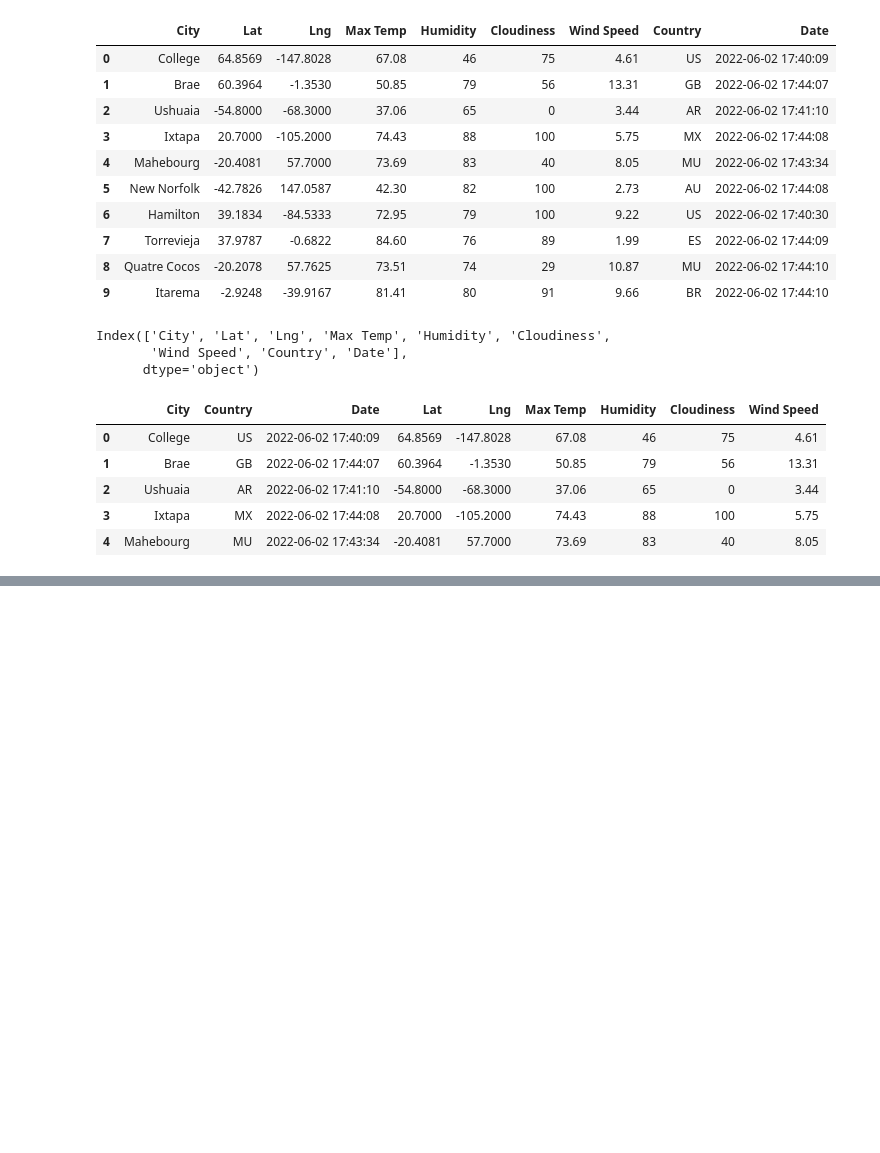
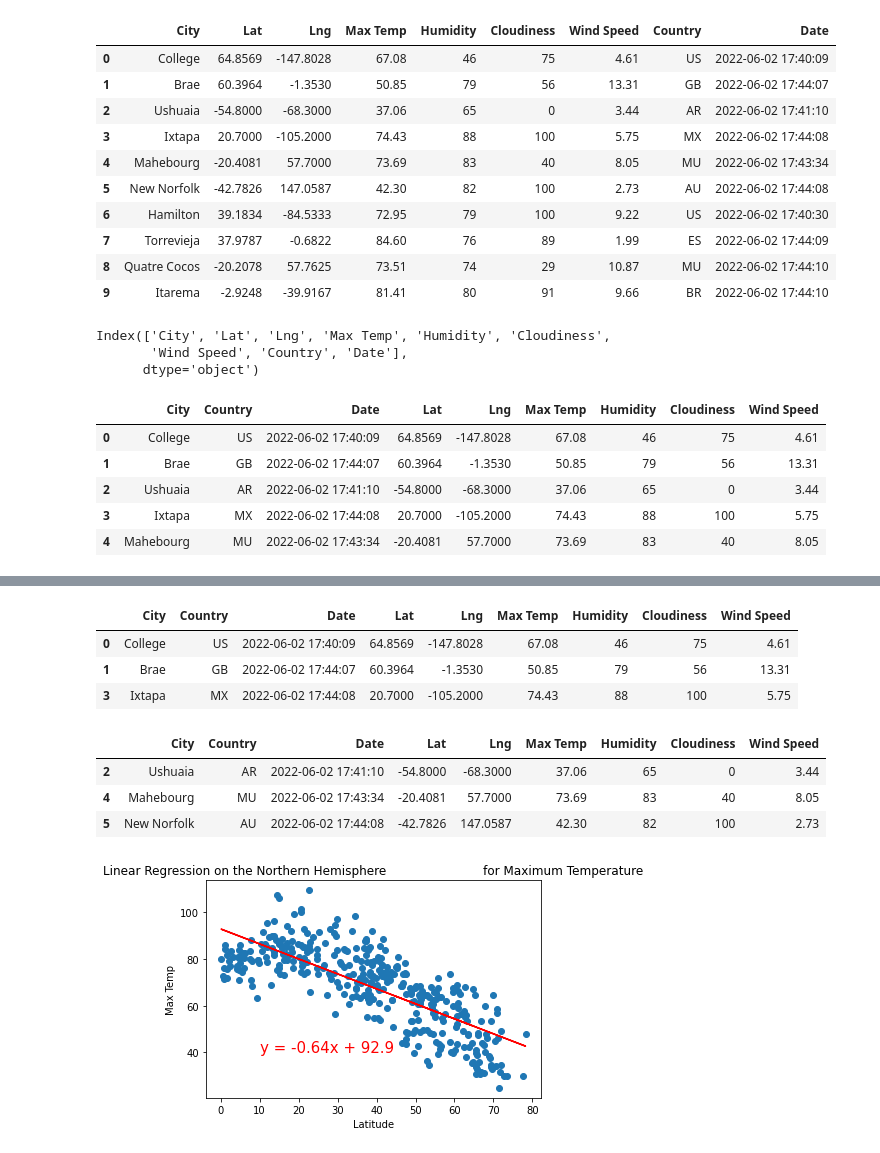
Before and after one commit to jazminyuen/world_weather_analysis, a Jupyter notebook: weatherpy.ipynb, the cells around one changed output, grey strips where cells are left out. Saved outputs shown, nothing was run; the diff lists cells and outputs as text; code cells hidden in the pictures; blank space fills up the shorter version.

Commit message:
Add linear regression analysis to plots

```diff
--- a/weatherpy.ipynb
+++ b/weatherpy.ipynb
@@ -244,0 +247,49 @@ plt.show()
+# %%
+# Create a function to create perform linear regression on the weather data
+# and plot a regression line and the equation with the data.
+def plot_linear_regression(x_values, y_values, title, y_label, text_coordinates):
+
+    # Run regression on hemisphere weather data.
+    (slope, intercept, r_value, p_value, std_err) = linregress(x_values, y_values)
+
+    # Calculate the regression line "y values" from the slope and intercept.
+    regress_values = x_values * slope + intercept
+    # Get the equation of the line.
+    line_eq = "y = " + str(round(slope,2)) + "x + " + str(round(intercept,2))
+    # Create a scatter plot and plot the regression line.
+    plt.scatter(x_values,y_values)
+    plt.plot(x_values,regress_values,"r")
+    # Annotate the text for the line equation.
+    plt.annotate(line_eq, text_coordinates, fontsize=15, color="red")
+    plt.title(title)
+    plt.xlabel('Latitude')
+    plt.ylabel(y_label)
+    plt.show()
+# %%
+# Get northern hemisphere data
+northern_hemi_df = city_data_df.loc[(city_data_df["Lat"] >= 0)]
+northern_hemi_df.head(3)
+# %% [output]
+|  | City | Country | Date | Lat | Lng | Max Temp | Humidity | Cloudiness | Wind Speed |
+| 0 | College | US | 2022-06-02 17:40:09 | 64.8569 | -147.8028 | 67.08 | 46 | 75 | 4.61 |
+| 1 | Brae | GB | 2022-06-02 17:44:07 | 60.3964 | -1.3530 | 50.85 | 79 | 56 | 13.31 |
+| 3 | Ixtapa | MX | 2022-06-02 17:44:08 | 20.7000 | -105.2000 | 74.43 | 88 | 100 | 5.75 |
+# %%
+# Get southern hemisphere data
+southern_hemi_df = city_data_df.loc[(city_data_df["Lat"] < 0)]
+southern_hemi_df.head(3)
+# %% [output]
+|  | City | Country | Date | Lat | Lng | Max Temp | Humidity | Cloudiness | Wind Speed |
+| 2 | Ushuaia | AR | 2022-06-02 17:41:10 | -54.8000 | -68.3000 | 37.06 | 65 | 0 | 3.44 |
+| 4 | Mahebourg | MU | 2022-06-02 17:43:34 | -20.4081 | 57.7000 | 73.69 | 83 | 40 | 8.05 |
+| 5 | New Norfolk | AU | 2022-06-02 17:44:08 | -42.7826 | 147.0587 | 42.30 | 82 | 100 | 2.73 |
+# %%
+# Linear regression on max temp for the northern hemisphere
+x_values = northern_hemi_df["Lat"]
+y_values = northern_hemi_df["Max Temp"]
+# Call the function.
+plot_linear_regression(x_values, y_values,
+                       'Linear Regression on the Northern Hemisphere \
+                        for Maximum Temperature', 'Max Temp',(10,40))
+# %% [output]
+[figure, added]
```
Also changed, not shown: parts of 20 cells of this notebook.
